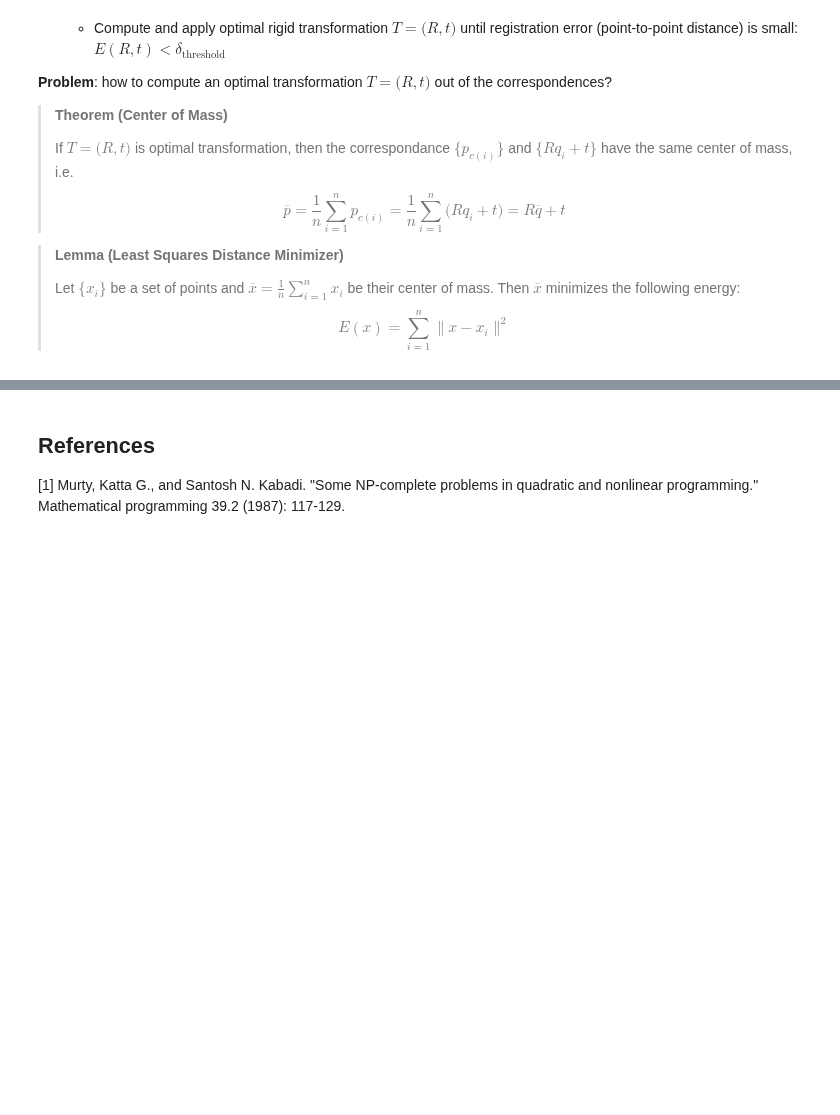
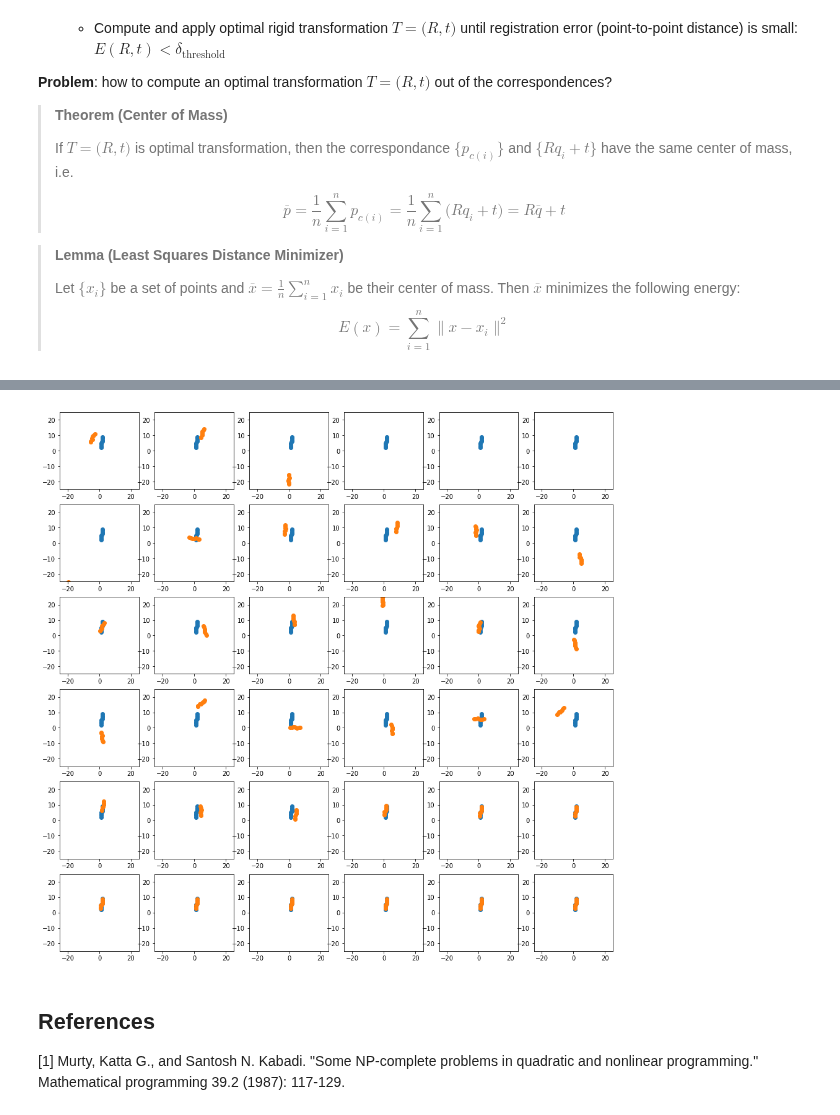
Before and after one commit to justayak/playground, a Jupyter notebook: graphics/IterativeClosestPoints.ipynb, the cells around one changed output, grey strips where cells are left out. Drawn from its saved outputs; the diff is of its cells as text; code cells hidden in the pictures; blank space fills up the shorter version.

```diff
--- a/graphics/IterativeClosestPoints.ipynb
+++ b/graphics/IterativeClosestPoints.ipynb
@@ -72,3 +127,36 @@ import numpy as np
+# %%
+from numpy import atleast_2d as vec
+from numpy.linalg import svd
+
+R = np.eye(2)
+
+def predict_transform(R):
+    t = p_com() - R @ q_com()
+    H = np.sum([
+        vec(Q[i] - q_com()).T @ vec(p_c(i) - p_com()) \
+            for i in range(n)], 0)
+    u,s,v = svd(H)
+    R = v@u.T
+    return R, t
+
+def predict_step(R):
+    global Q
+    R, t = predict_transform(R)
+    Q = np.array([R@Q[i] + t for i in range(n)])
+    return R
+
+fig = plt.figure(figsize=(16,16))
+
+s = 6
+for i in range(s**2):
+    R = predict_step(R)
+    plot_pq(fig.add_subplot(s, s, i+1))
+
+
+
+plt.show()
+# %% [output]
+[figure, added]
 # %% [markdown]
 ## References
 
```
Also changed, not shown: parts of 3 cells of this notebook.
